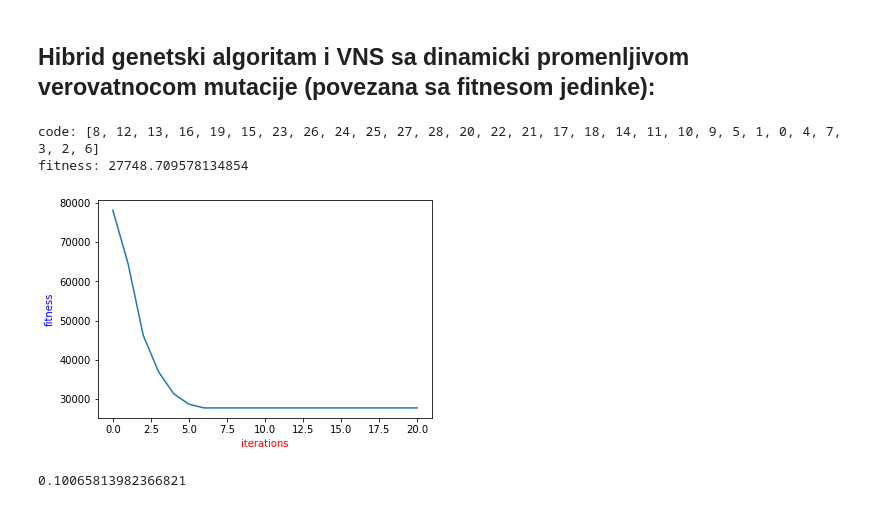
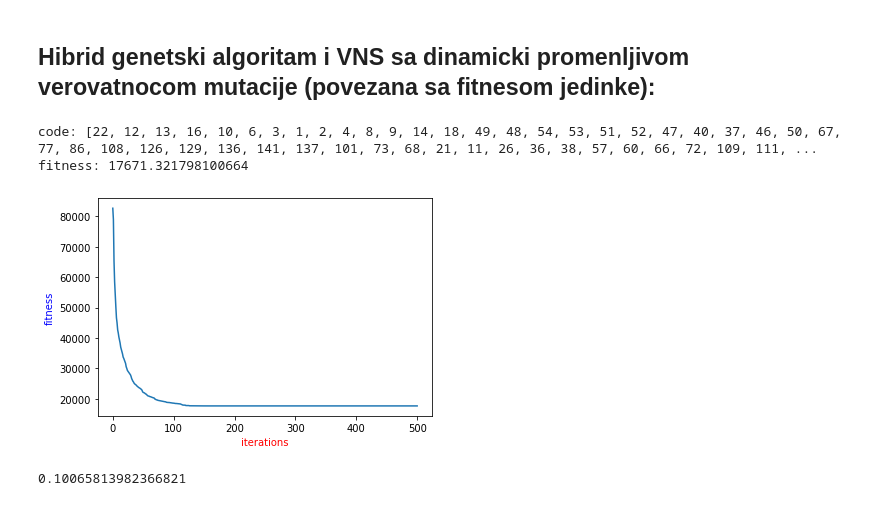
Before and after one commit to mkordic/ga_vns_hybrid, a Jupyter notebook: ga_vns_hybrid.ipynb, the cells around one changed output. Cells and saved outputs as stored; diff of their text form; code cells hidden in the pictures.

```diff
--- a/ga_vns_hybrid.ipynb
+++ b/ga_vns_hybrid.ipynb
@@ -31,7 +31,7 @@ def read_graph(file_path):
 
         return g
 # %%
-graph = read_graph("wi29.tsp")
+graph = read_graph("qa194.tsp")
 # %%
 graph[0][1]["distance"]
 # %% [output]
@@ -523,11 +516,11 @@ def ga_rvns_dynamic_mutation_adjustment(g,num_iters, use_elitism, elitism_size,
     for j in range(num_iters):
         if use_elitism:
             population.sort()
-            tmp.append(deepcopy(population[0]))
+            tmp.append(population[0].fitness)
             new_population[:elitism_size] = population[:elitism_size]
         else:
-            current_best = min(population)
-            tmp.append(deepcopy(current_best))
+            current_best_fitness = min(population).fitness
+            tmp.append(current_best_fitness)
 
         for i in range(elitism_size, population_size, 2):
             #selection
@@ -554,34 +547,33 @@ def ga_rvns_dynamic_mutation_adjustment(g,num_iters, use_elitism, elitism_size,
 
 
         #replace_population
-        vns(graph,population[0], 3, 15, 0.5)
+        rvns(graph,population[0], 3, 15, 0.5)
         population[:] = new_population[:]
 
     #find solution
     best_individual = min(population)
-    tmp.append(best_individual)
-    fitnesses = list(map(lambda x: x.fitness, tmp))
+    tmp.append(best_individual.fitness)
     print(f"code: {best_individual.code}")
     print(f"fitness: {best_individual.fitness}")
 
-    plt.plot(range(num_iters+1), fitnesses)
+    plt.plot(range(num_iters+1), tmp)
     plt.xlabel("iterations",color="red",fontsize=10)
     plt.ylabel("fitness",color="blue",fontsize=10)
     plt.show()
 # %%
 ga_rvns_dynamic_mutation_adjustment( graph,
-    num_iters = 20,
+    num_iters = 500,
     use_elitism = True,
     population_size = 1000,
-    elitism_size = 30,
+    elitism_size = 40,
     mutation_prob = 0.2,
-    tournament_size = 10,
-    coef = 4000
+    tournament_size = 15,
+    coef = 1500
     )
 # %% [output]
-code: [8, 12, 13, 16, 19, 15, 23, 26, 24, 25, 27, 28, 20, 22, 21, 17, 18, 14, 11, 10, 9, 5, 1, 0, 4, 7, 3, 2, 6]
-fitness: 27748.709578134854
+code: [22, 12, 13, 16, 10, 6, 3, 1, 2, 4, 8, 9, 14, 18, 49, 48, 54, 53, 51, 52, 47, 40, 37, 46, 50, 67, 77, 86, 108, 126, 129, 136, 141, 137, 101, 73, 68, 21, 11, 26, 36, 38, 57, 60, 66, 72, 109, 111, ...
+fitness: 17671.321798100664
-[figure, old version]
+[figure, new version]
 # %%
 0.20 - 4*1000/40265
 # %% [output]
```
Also changed, not shown: parts of 12 cells of this notebook.
